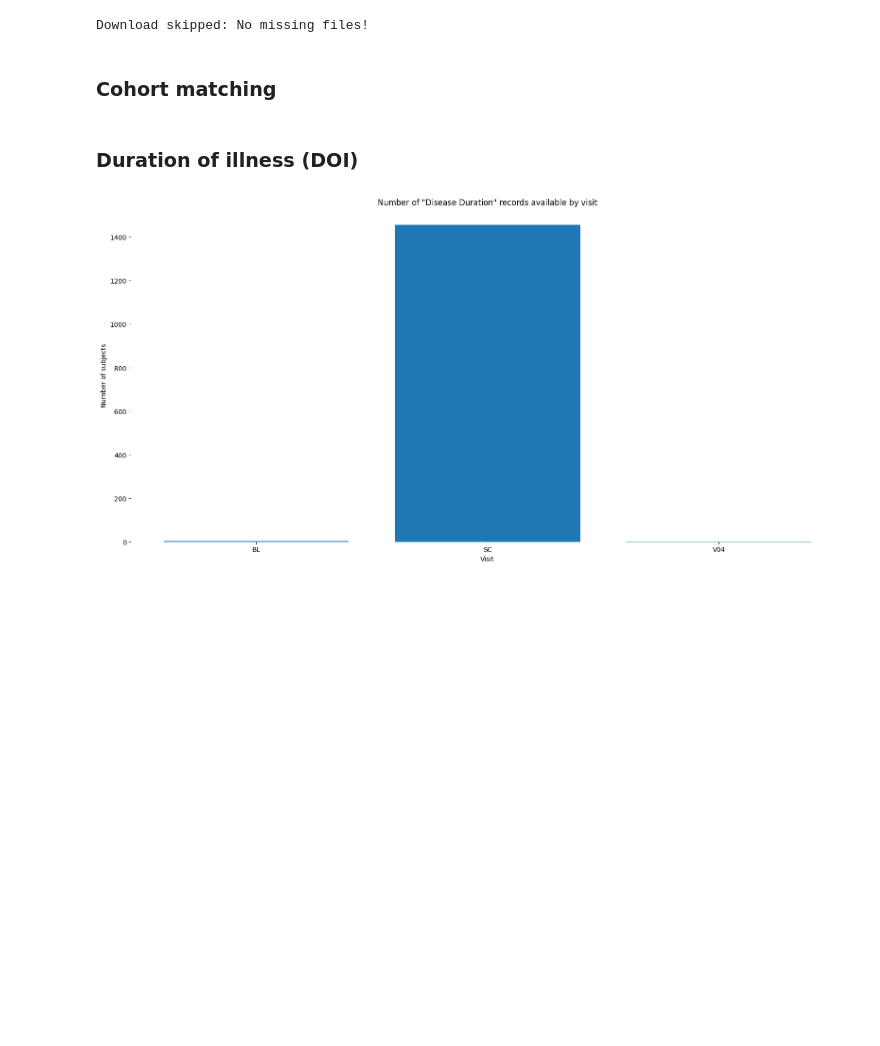
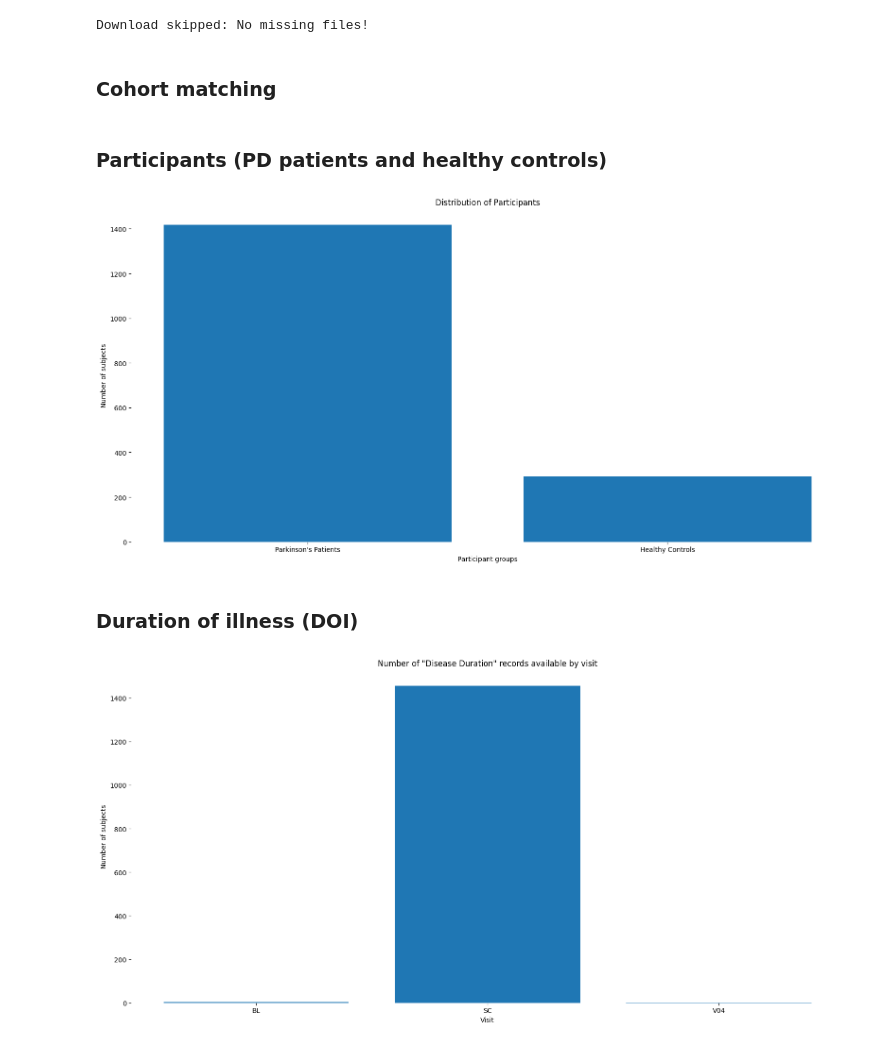
Before and after one commit to LivingPark-MRI/sterling-etal-2016, a Jupyter notebook: sterling-etal-2016.ipynb, the cells around one changed output. Cells and saved outputs as stored; diff of their text form; code cells hidden in the pictures; blank space fills up the shorter version.

Commit message:
Implemented participants related cells

```diff
--- a/sterling-etal-2016.ipynb
+++ b/sterling-etal-2016.ipynb
@@ -84,6 +85,39 @@ utils.get_study_files(required_files, default=downloader)
 Download skipped: No missing files!
 # %% [markdown]
 ### Cohort matching
+# %% [markdown]
+### Participants (PD patients and healthy controls)
+# %%
+participants = pd.read_csv(os.path.join(inputs_dir, "Participant_Status.csv"))[
+    ["PATNO", "COHORT"]
+]
+# Only keep PD (1) and HC (2)
+participants = participants[participants["COHORT"].isin([1, 2])]
+
+pd_patients = participants[participants["COHORT"] == 1]
+hc = participants[participants["COHORT"] == 2]
+
+prim_diag = pd.read_csv(os.path.join(inputs_dir, "Primary_Clinical_Diagnosis.csv"))[
+    ["PATNO", "PRIMDIAG"]
+]
+# Only select subjects with no PD nor other neurological disoroder
+prim_diag = prim_diag[prim_diag["PRIMDIAG"] == 17]
+
+# Participants are considered healthy control if they have both PRIMADIAG 17 and COHORT 2
+hc = hc.merge(prim_diag, on=["PATNO"]).drop(labels=["PRIMDIAG"], axis=1)
+
+participants = pd.concat([pd_patients, hc]).drop_duplicates(
+    subset=["PATNO"], keep="first"
+)
+# participants inplace=True)
+
+dist = participants.groupby(["COHORT"]).size()
+plt.bar(["Parkinson's Patients", "Healthy Controls"], dist.values)
+plt.title("Distribution of Participants")
+plt.xlabel("Participant groups")
+plt.ylabel("Number of subjects");
+# %% [output]
+[figure, added]
 # %% [markdown]
 ### Duration of illness (DOI)
 # %%
```
Also changed, not shown: parts of 10 cells of this notebook.
